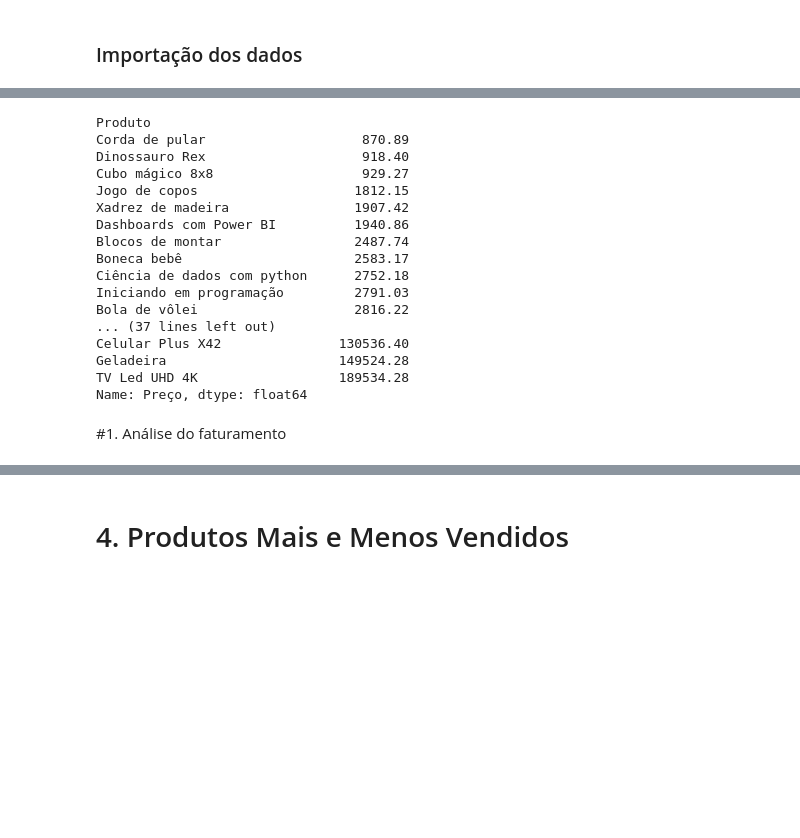
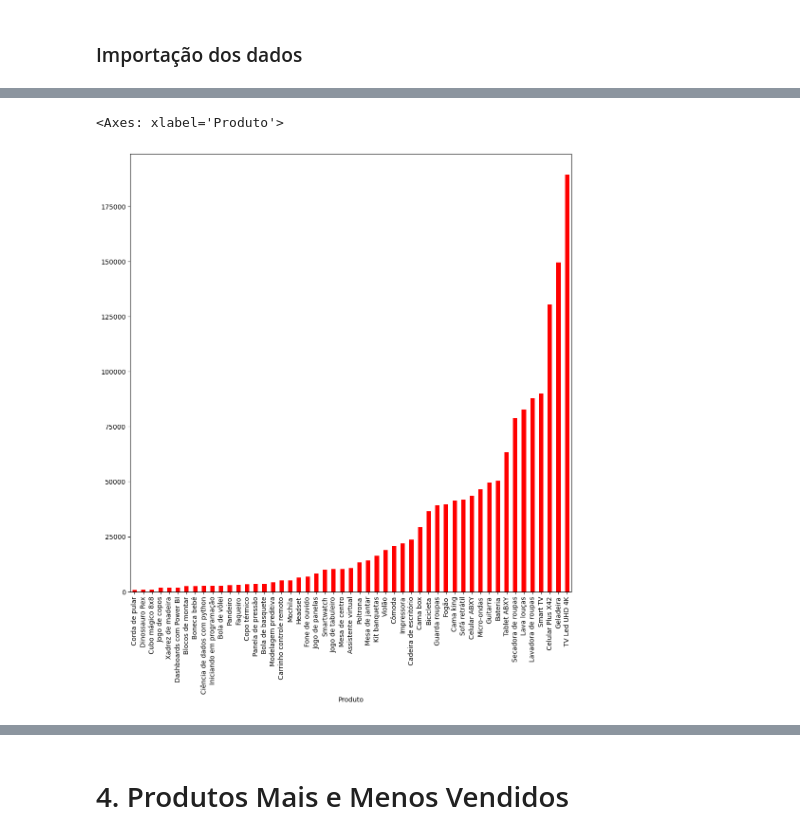
Before and after one commit to Patrick-Vinicius/Alura-Store---An-lise-de-dados-, a Jupyter notebook: AluraStoreBr.ipynb, the cells around one changed output, grey strips where cells are left out. Drawn from its saved outputs; the diff is of its cells as text; code cells hidden in the pictures; blank space fills up the shorter version.

```diff
--- a/AluraStoreBr.ipynb
+++ b/AluraStoreBr.ipynb
@@ -25,23 +91,6 @@ loja.head()
 # %%
 valor_total1 = loja.groupby("Produto")['Preço'].sum().sort_values()
-valor_total1.plot( kind='bar' ,figsize=(14,10), color='red')
+valor_total1.plot( kind='bar',figsize=(12,12), color='red')
 # %% [output]
-Produto
-Corda de pular                    870.89
-Dinossauro Rex                    918.40
-Cubo mágico 8x8                   929.27
-Jogo de copos                    1812.15
-Xadrez de madeira                1907.42
-Dashboards com Power BI          1940.86
-Blocos de montar                 2487.74
-Boneca bebê                      2583.17
-Ciência de dados com python      2752.18
-Iniciando em programação         2791.03
-Bola de vôlei                    2816.22
-... (37 lines left out)
-Celular Plus X42               130536.40
-Geladeira                      149524.28
-TV Led UHD 4K                  189534.28
-Name: Preço, dtype: float64
+<Axes: xlabel='Produto'>
+[figure, added]
-# %% [markdown]
-#1. Análise do faturamento
```
Also changed, not shown: parts of 55 cells of this notebook.
